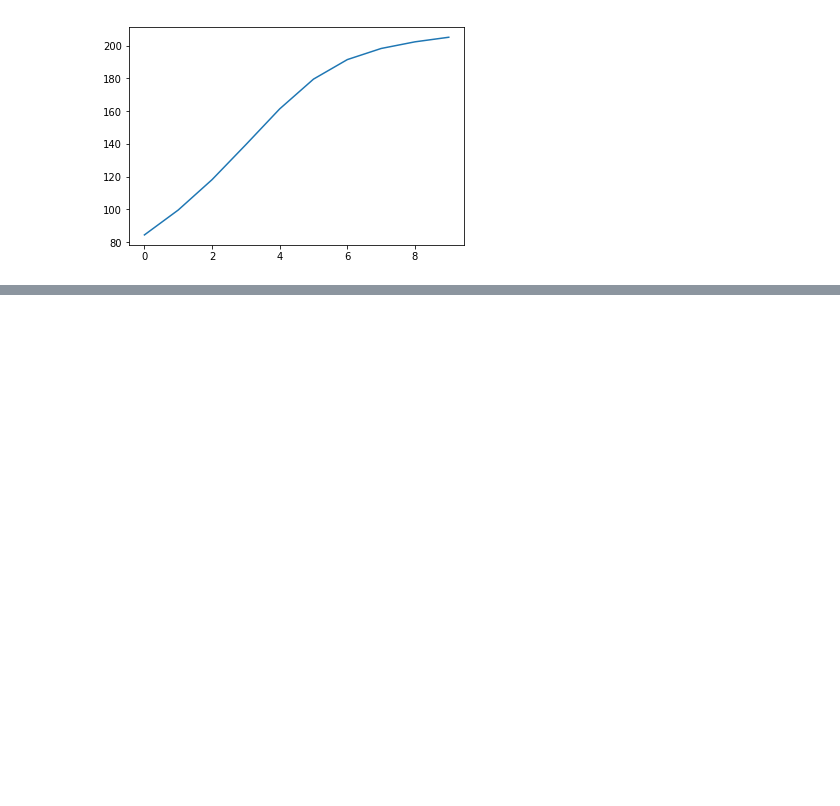
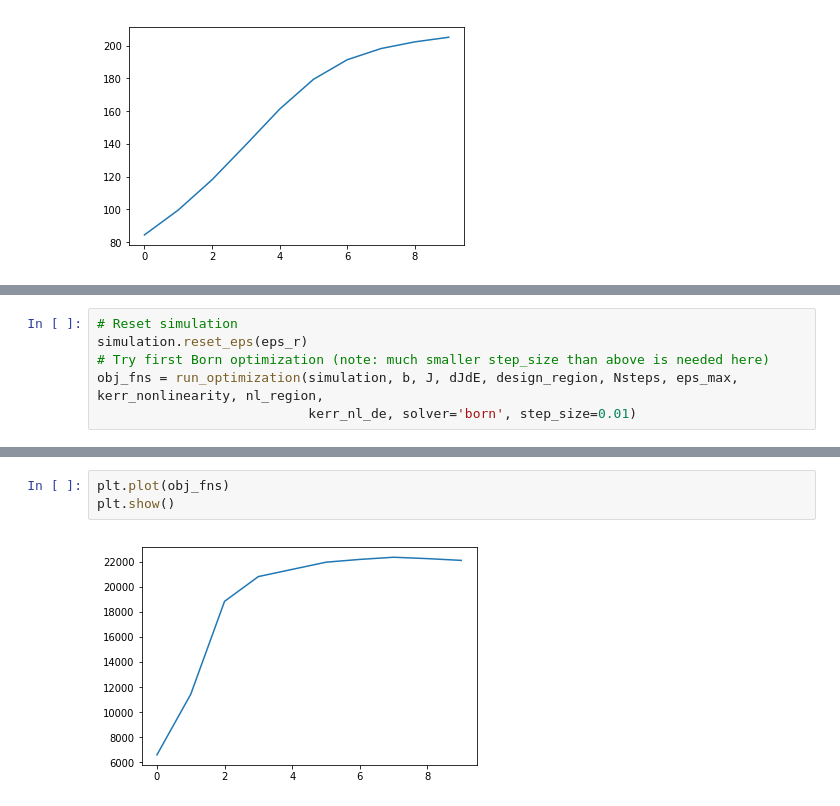
Before and after one commit to fancompute/angler, a Jupyter notebook: Notebooks/optimization.ipynb, the cells around one changed output, grey strips where cells are left out. Cells and saved outputs as stored; diff of their text form; blank space fills up the shorter version.

```diff
--- a/Notebooks/optimization.ipynb
+++ b/Notebooks/optimization.ipynb
@@ -126,0 +130,6 @@ plt.show()
+# %%
+# Reset simulation
+simulation.reset_eps(eps_r)
+# Try first Born optimization (note: much smaller step_size than above is needed here)
+obj_fns = run_optimization(simulation, b, J, dJdE, design_region, Nsteps, eps_max, kerr_nonlinearity, nl_region,
+                           kerr_nl_de, solver='born', step_size=0.01)
@@ -126,0 +144,5 @@ plt.show()
+# %%
+plt.plot(obj_fns)
+plt.show()
+# %% [output]
+[figure, added]
```
Also changed, not shown: parts of 16 cells of this notebook.
